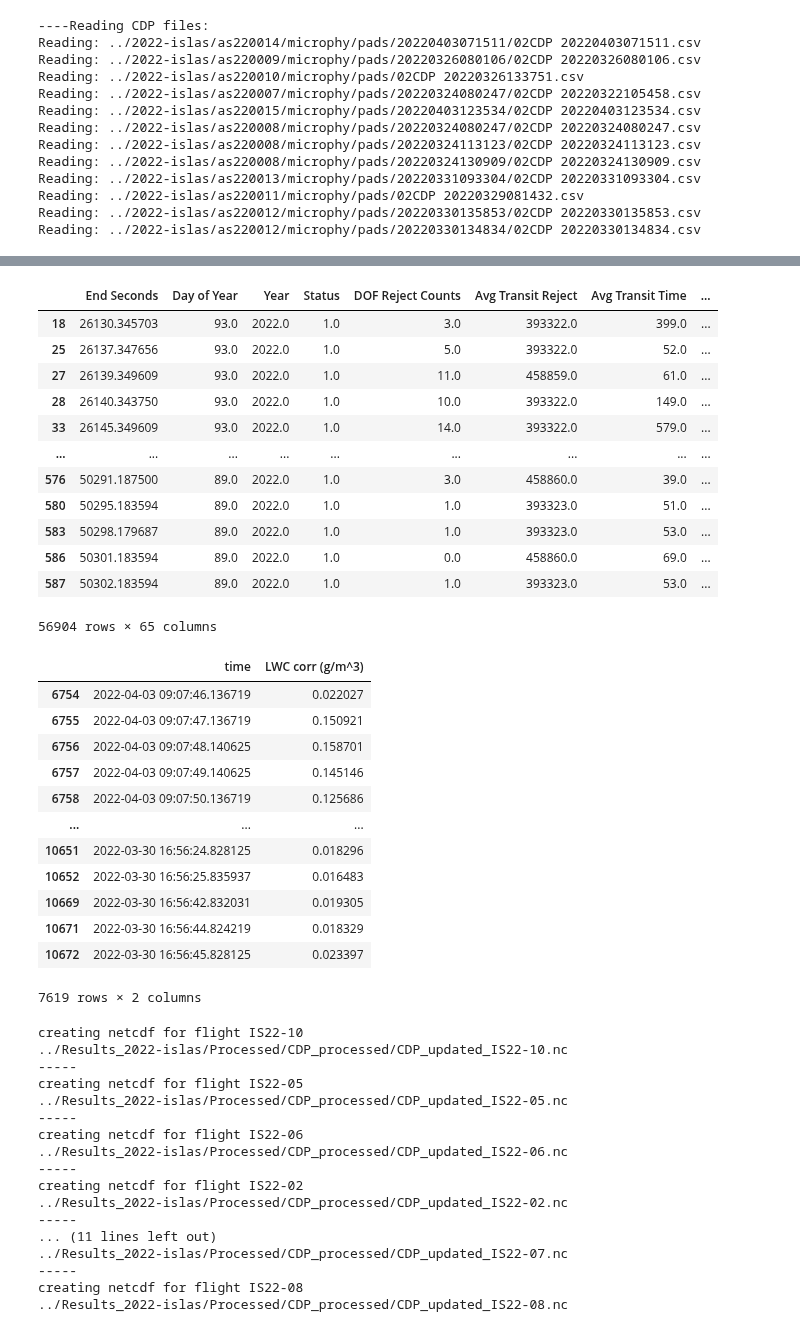
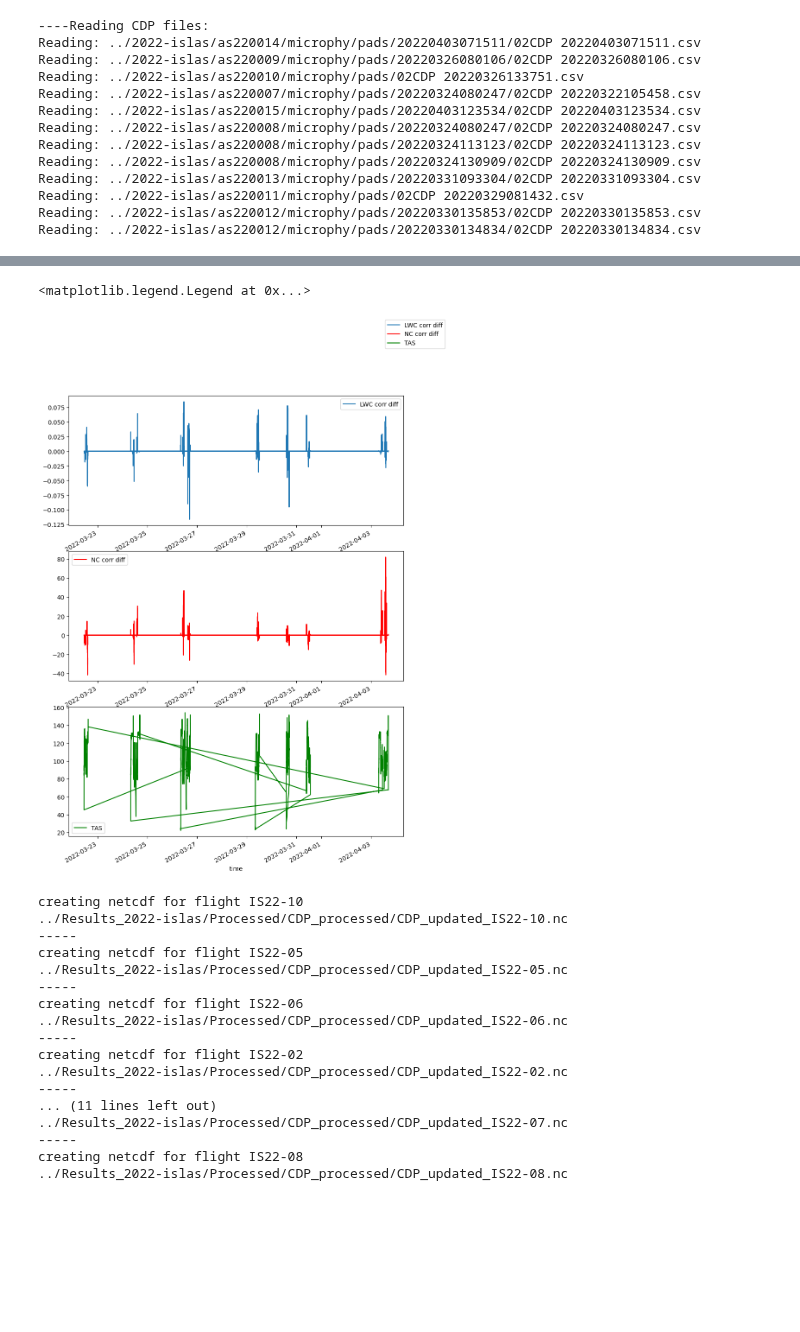
Before and after one commit to niellaNina/procIslasMicrophy, a Jupyter notebook: CDP_to_NC.ipynb, the cells around one changed output, grey strips where cells are left out. Drawn from its saved outputs; the diff is of its cells as text; code cells hidden in the pictures; blank space fills up the shorter version.

```diff
--- a/CDP_to_NC.ipynb
+++ b/CDP_to_NC.ipynb
@@ -141,7 +140,10 @@ for flight in flights:
 
         # adding NAV information to the cdp data by merging on nearest UTC Seconds.
         flight_nav_df = nav_df[nav_df['safireid']==flight]
+
         cdp_nav_df = pd.merge_asof(cdp_df, flight_nav_df[['UTC Seconds','TAS (m/s)','Latitude (degree)', 'Longitude (degree)','Altitude (meter)', 'flightid']] , on = 'UTC Seconds', direction = 'nearest')
+        # drop any duplicates of time (from errors in nav)
+        cdp_nav_df = cdp_nav_df[~cdp_nav_df['time'].duplicated(keep='first')]
 
         #extract only filename from file
         filename = file.split('/')[-1]
@@ -151,7 +153,6 @@ for flight in flights:
 
 # concatenate all the flight dataframes in the list to a new dataframe containing all flights
 islas_cdp_df = pd.concat(islas_cdp_df)
-
 
 # Clean up unnnecessary columns: Spare
 islas_cdp_df = islas_cdp_df.loc[:,~islas_cdp_df.columns.str.startswith('Spare')]
@@ -164,16 +165,17 @@ islas_cdp_df = islas_cdp_df.loc[:,~islas_cdp_df.columns.str.startswith('Spare')]
 # calculate TAS correction factor for each timestep
 # (aircraft TAS - 13%)/PAS from probe calculations from Frey(2011) % take this out for now
 #islas_cdp_df['TAS probe reduction (m/s)'] = 0.87*islas_cdp_df['TAS (m/s)'] # reduce TAS due to airflow (-13%) # code for doing the reduction
-#islas_cdp_df['TAS correction factor'] = (islas_cdp_df['TAS probe reduction (m/s)'])/islas_cdp_df['Applied PAS (m/s)'] #code for doing the correction
-islas_cdp_df['TAS correction factor'] = (islas_cdp_df['TAS (m/s)'])/islas_cdp_df['Applied PAS (m/s)']
+islas_cdp_df['TAS correction factor'] = islas_cdp_df['Applied PAS (m/s)']/islas_cdp_df['TAS (m/s)'] # code without reduction
 
 # adjust the Numb conc and the LWC parameters with the correction factor
 # (MVD and ED is not dependent on TAS)
-islas_cdp_df['Number Conc corr (#/cm^3)'] = islas_cdp_df['Number Conc (#/cm^3)']/islas_cdp_df['TAS correction factor']
-islas_cdp_df['LWC corr (g/m^3)'] = islas_cdp_df['LWC (g/m^3)']/islas_cdp_df['TAS correction factor']
+islas_cdp_df['Number Conc corr (#/cm^3)'] = islas_cdp_df['Number Conc (#/cm^3)']*islas_cdp_df['TAS correction factor']
+islas_cdp_df['LWC corr (g/m^3)'] = islas_cdp_df['LWC (g/m^3)']*islas_cdp_df['TAS correction factor']
+
 
 #calculate the sample volume (sample area SA * TAS redused * sample time (1 sek))
 islas_cdp_df['SV (m^3)'] = sa * islas_cdp_df['TAS (m/s)'] * st
+
 
 # Get variable information from header of dataframe
 var_df = pd.DataFrame(islas_cdp_df.columns[islas_cdp_df.columns.str.endswith(')')], columns=['Variable'])
@@ -213,32 +215,28 @@ islas_cdp_df
 # %%
-islas_cdp_df[islas_cdp_df['LWC corr (g/m^3)']>0]
+# plot LWC and NC differences vs tas and pas differences
+import matplotlib.pyplot as plt
+
+# --- Set up figure
+fig, ax = plt.subplots(3,1, figsize=(10,15))
+
+
+# calculate differences
+islas_cdp_df['LWC_diff'] = islas_cdp_df['LWC corr (g/m^3)']-islas_cdp_df['LWC (g/m^3)']
+islas_cdp_df['NC_diff'] = islas_cdp_df['Number Conc corr (#/cm^3)']-islas_cdp_df['Number Conc (#/cm^3)']
+
+
+#select single flight
+test = islas_cdp_df[islas_cdp_df['flightid']=='IS22-10']
+
+islas_cdp_df.plot(kind='line', x='time',y='LWC_diff',ax=ax[0], label='LWC corr diff')
+islas_cdp_df.plot(kind='line', x='time',y='NC_diff',ax=ax[1],c='r', label='NC corr diff')
+islas_cdp_df.plot(kind='line', x='time',y='TAS (m/s)',ax=ax[2],c='g', label='TAS')
+
+
+fig.legend()
+#plt.show
 # %% [output]
-|  | End Seconds | Day of Year | Year | Status | DOF Reject Counts | Avg Transit Reject | Avg Transit Time | ... |
-| 18 | 26130.345703 | 93.0 | 2022.0 | 1.0 | 3.0 | 393322.0 | 399.0 | ... |
-| 25 | 26137.347656 | 93.0 | 2022.0 | 1.0 | 5.0 | 393322.0 | 52.0 | ... |
-| 27 | 26139.349609 | 93.0 | 2022.0 | 1.0 | 11.0 | 458859.0 | 61.0 | ... |
-| 28 | 26140.343750 | 93.0 | 2022.0 | 1.0 | 10.0 | 393322.0 | 149.0 | ... |
-| 33 | 26145.349609 | 93.0 | 2022.0 | 1.0 | 14.0 | 393322.0 | 579.0 | ... |
-| ... | ... | ... | ... | ... | ... | ... | ... | ... |
-| 576 | 50291.187500 | 89.0 | 2022.0 | 1.0 | 3.0 | 458860.0 | 39.0 | ... |
-| 580 | 50295.183594 | 89.0 | 2022.0 | 1.0 | 1.0 | 393323.0 | 51.0 | ... |
-| 583 | 50298.179687 | 89.0 | 2022.0 | 1.0 | 1.0 | 393323.0 | 53.0 | ... |
-| 586 | 50301.183594 | 89.0 | 2022.0 | 1.0 | 0.0 | 458860.0 | 69.0 | ... |
-| 587 | 50302.183594 | 89.0 | 2022.0 | 1.0 | 1.0 | 393323.0 | 53.0 | ... |
-56904 rows × 65 columns
+<matplotlib.legend.Legend at 0x...>
+[figure, added]
 # %%
 islas_cdp_df[islas_cdp_df['LWC corr (g/m^3)']>0.01][['time', 'LWC corr (g/m^3)']]
-# %% [output]
-|  | time | LWC corr (g/m^3) |
-| 6754 | 2022-04-03 09:07:46.136719 | 0.022027 |
-| 6755 | 2022-04-03 09:07:47.136719 | 0.150921 |
-| 6756 | 2022-04-03 09:07:48.140625 | 0.158701 |
-| 6757 | 2022-04-03 09:07:49.140625 | 0.145146 |
-| 6758 | 2022-04-03 09:07:50.136719 | 0.125686 |
-| ... | ... | ... |
-| 10651 | 2022-03-30 16:56:24.828125 | 0.018296 |
-| 10652 | 2022-03-30 16:56:25.835937 | 0.016483 |
-| 10669 | 2022-03-30 16:56:42.832031 | 0.019305 |
-| 10671 | 2022-03-30 16:56:44.824219 | 0.018329 |
-| 10672 | 2022-03-30 16:56:45.828125 | 0.023397 |
-7619 rows × 2 columns
```
Also changed, not shown: parts of 9 cells of this notebook, 1 other file.
